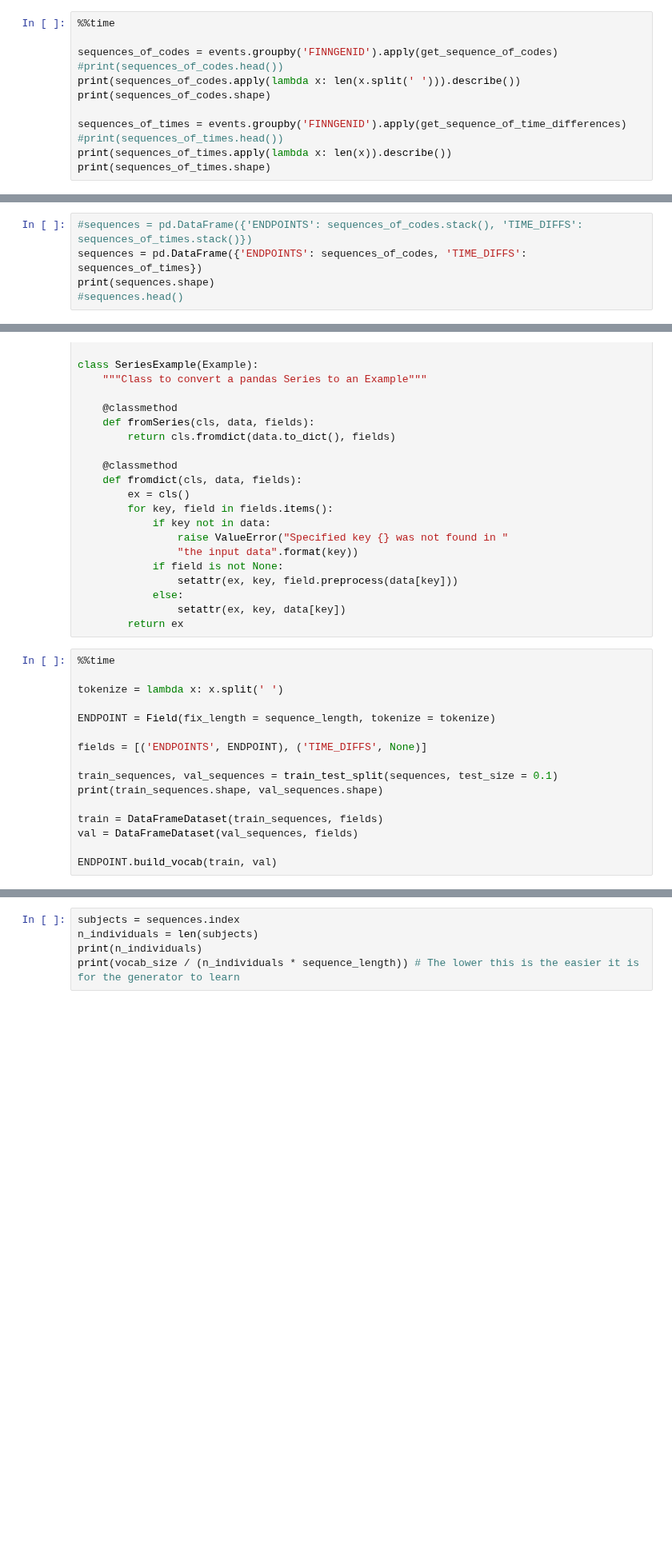
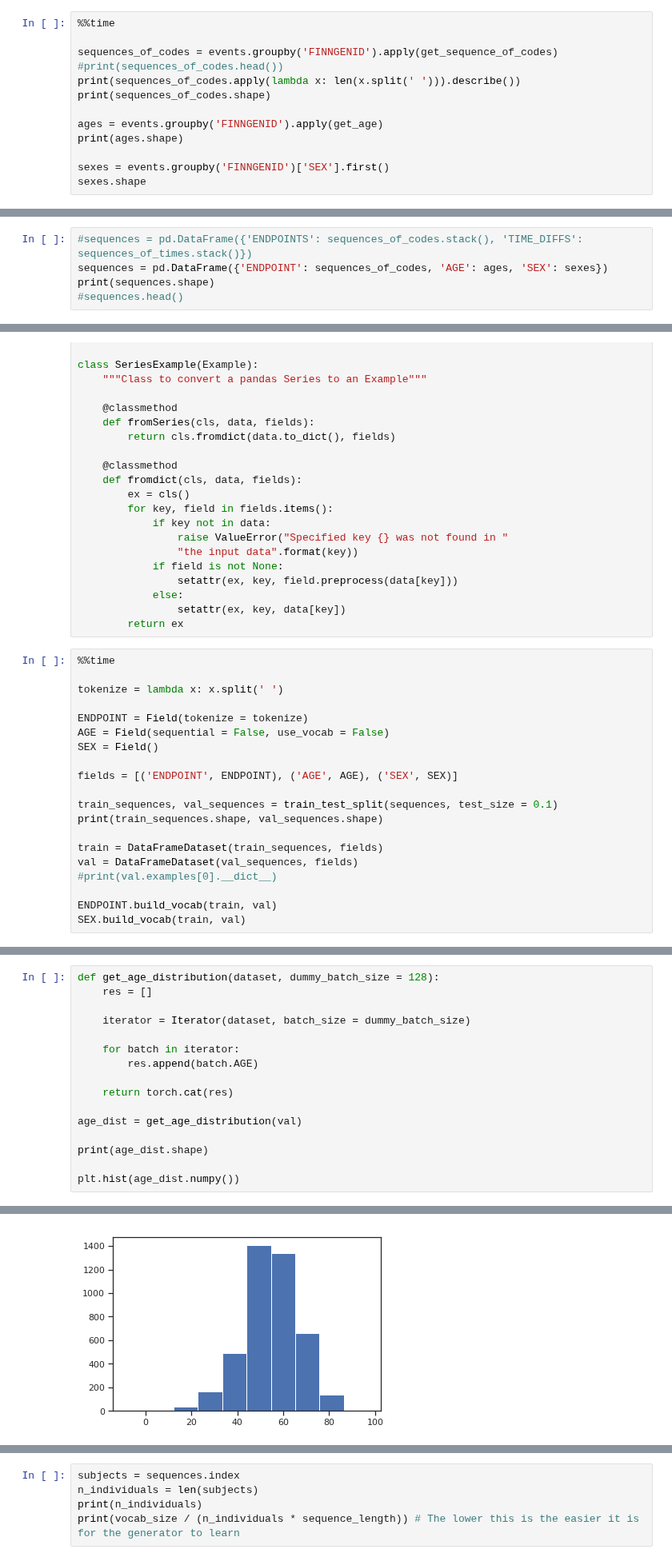
Before and after one commit to dsgelab/FinnGAN, a Jupyter notebook: main.ipynb, the cells around one changed output, grey strips where cells are left out. Shown at 80% size. Cells and saved outputs as stored; diff of their text form; blank space fills up the shorter version.

Commit message:
Get patient age and sex information; add plot function of the data

```diff
--- a/main.ipynb
+++ b/main.ipynb
@@ -257,8 +238,9 @@ sequences_of_codes = events.groupby('FINNGENID').apply(get_sequence_of_codes)
 print(sequences_of_codes.apply(lambda x: len(x.split(' '))).describe())
 print(sequences_of_codes.shape)
 
-sequences_of_times = events.groupby('FINNGENID').apply(get_sequence_of_time_differences)
-#print(sequences_of_times.head())
-print(sequences_of_times.apply(lambda x: len(x)).describe())
-print(sequences_of_times.shape)
+ages = events.groupby('FINNGENID').apply(get_age)
+print(ages.shape)
+
+sexes = events.groupby('FINNGENID')['SEX'].first()
+sexes.shape
 # %% [output]
@@ -292,6 +261,6 @@ events.groupby('ENDPOINT').count() / events.groupby('ENDPOINT').count().sum()
 # %%
 #sequences = pd.DataFrame({'ENDPOINTS': sequences_of_codes.stack(), 'TIME_DIFFS': sequences_of_times.stack()})
-sequences = pd.DataFrame({'ENDPOINTS': sequences_of_codes, 'TIME_DIFFS': sequences_of_times})
+sequences = pd.DataFrame({'ENDPOINT': sequences_of_codes, 'AGE': ages, 'SEX': sexes})
 print(sequences.shape)
 #sequences.head()
 # %% [output]
@@ -346,15 +315,19 @@ class SeriesExample(Example):
 
 tokenize = lambda x: x.split(' ')
 
-ENDPOINT = Field(fix_length = sequence_length, tokenize = tokenize)
+ENDPOINT = Field(tokenize = tokenize)
+AGE = Field(sequential = False, use_vocab = False)
+SEX = Field()
 
-fields = [('ENDPOINTS', ENDPOINT), ('TIME_DIFFS', None)]
+fields = [('ENDPOINT', ENDPOINT), ('AGE', AGE), ('SEX', SEX)]
 
 train_sequences, val_sequences = train_test_split(sequences, test_size = 0.1)
 print(train_sequences.shape, val_sequences.shape)
 
 train = DataFrameDataset(train_sequences, fields)
 val = DataFrameDataset(val_sequences, fields)
+#print(val.examples[0].__dict__)
 
 ENDPOINT.build_vocab(train, val)
+SEX.build_vocab(train, val)
 # %% [output]
@@ -397,0 +366,17 @@ torch.Size([93, 5])
+# %%
+def get_age_distribution(dataset, dummy_batch_size = 128):
+    res = []
+
+    iterator = Iterator(dataset, batch_size = dummy_batch_size)
+
+    for batch in iterator:
+        res.append(batch.AGE)
+
+    return torch.cat(res)
+
+age_dist = get_age_distribution(val)
+
+print(age_dist.shape)
+
+plt.hist(age_dist.numpy())
+# %% [output]
@@ -397,0 +388 @@ torch.Size([93, 5])
+[figure, added]
```
Also changed, not shown: parts of 23 cells of this notebook, 4 other files.
